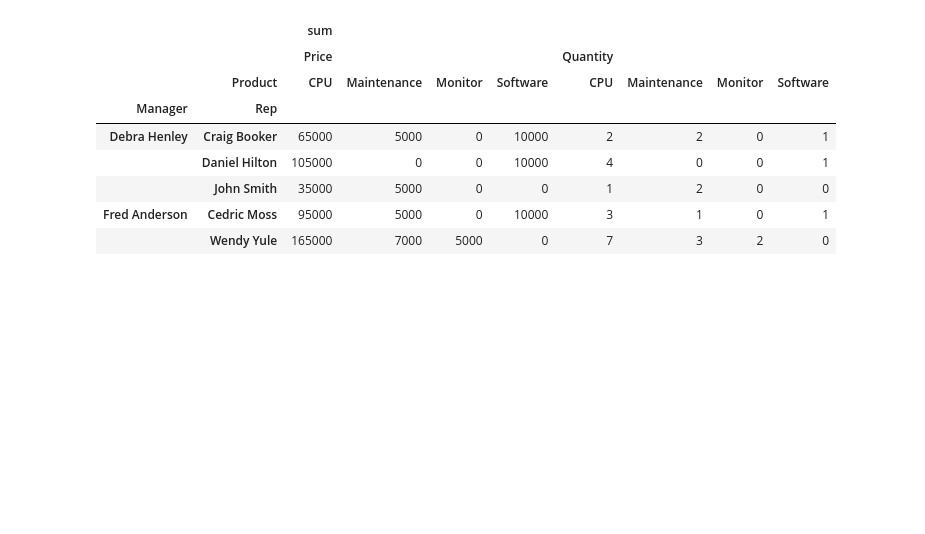
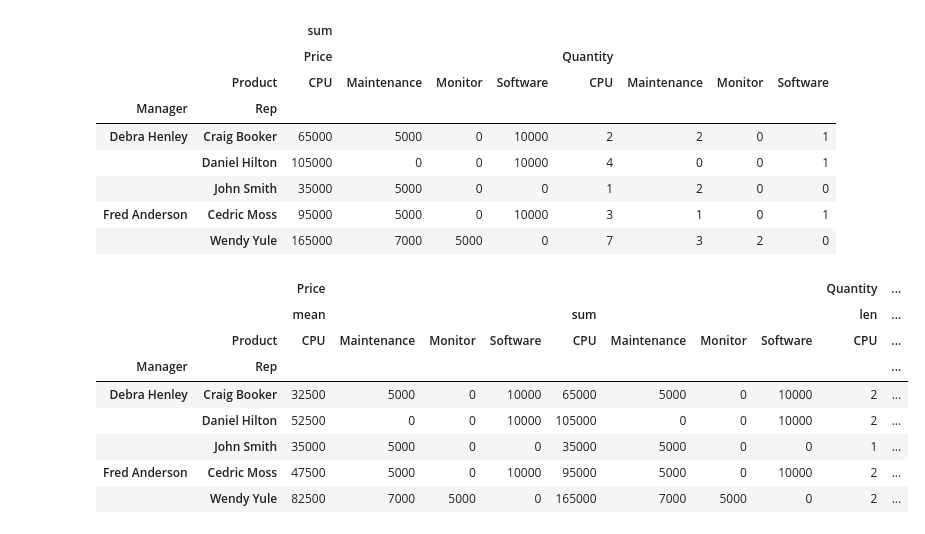
Before and after one commit to one-gidung/T_ACADEMY_ASAC, a Jupyter notebook: 6. EDA 및 전처리/pivot.ipynb, the cells around one changed output. Cells and saved outputs as stored; diff of their text form; code cells hidden in the pictures; blank space fills up the shorter version.

```diff
--- a/6. EDA 및 전처리/pivot.ipynb
+++ b/6. EDA 및 전처리/pivot.ipynb
@@ -199,6 +199,17 @@ pd.pivot_table(data, index=["Manager","Rep"],
 # %%
 pd.pivot_table(data, index=["Manager","Rep"],
                values=["Price", "Quantity"],
                columns=["Product"],
-               aggfunc={"P"}  [np.sum, count], fill_value=0,
-               margins=True)
+               aggfunc={"Price":[np.sum, np.mean],
+                       "Quantity":len},
+               fill_value=0)
+# %% [output]
+|  |  | Price |  |  |  |  |  |  |  | Quantity | ... |
+|  |  | mean |  |  |  | sum |  |  |  | len | ... |
+|  | Product | CPU | Maintenance | Monitor | Software | CPU | Maintenance | Monitor | Software | CPU | ... |
+| Manager | Rep |  |  |  |  |  |  |  |  |  | ... |
+| Debra Henley | Craig Booker | 32500 | 5000 | 0 | 10000 | 65000 | 5000 | 0 | 10000 | 2 | ... |
+|  | Daniel Hilton | 52500 | 0 | 0 | 10000 | 105000 | 0 | 0 | 10000 | 2 | ... |
+|  | John Smith | 35000 | 5000 | 0 | 0 | 35000 | 5000 | 0 | 0 | 1 | ... |
+| Fred Anderson | Cedric Moss | 47500 | 5000 | 0 | 10000 | 95000 | 5000 | 0 | 10000 | 2 | ... |
+|  | Wendy Yule | 82500 | 7000 | 5000 | 0 | 165000 | 7000 | 5000 | 0 | 2 | ... |
```
Also changed, not shown: parts of 8 cells of this notebook, 2 other files.
